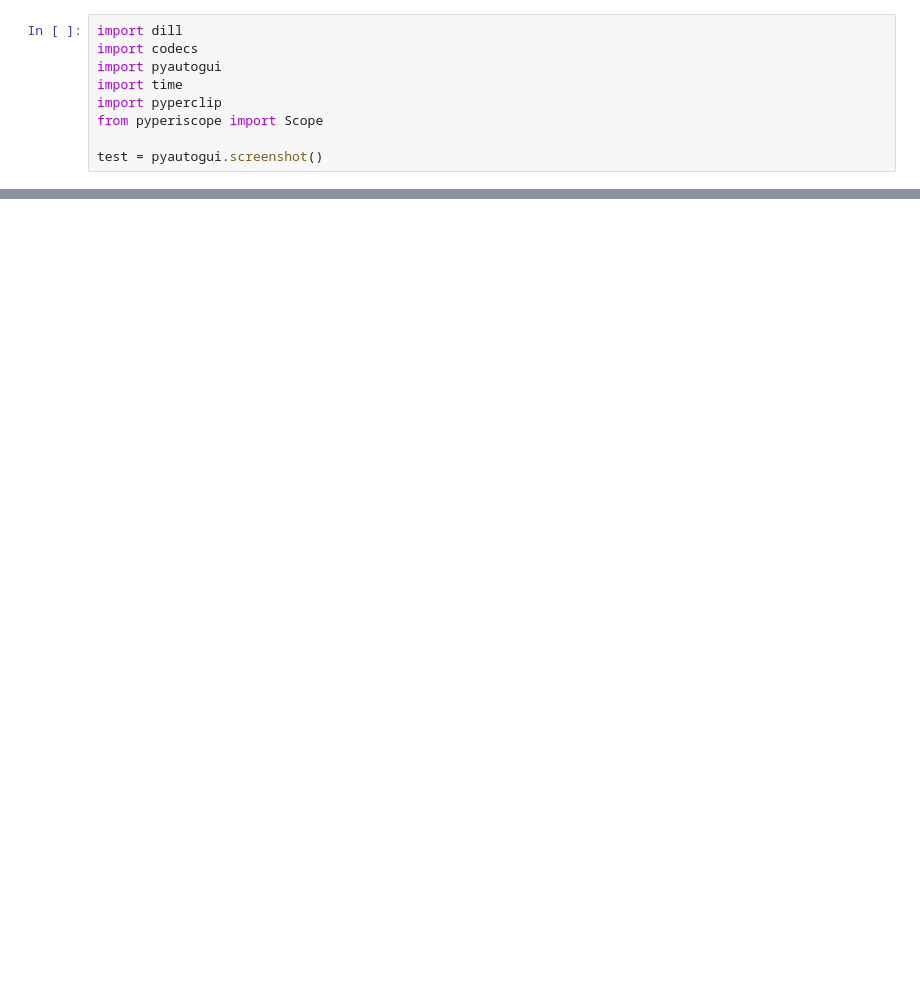
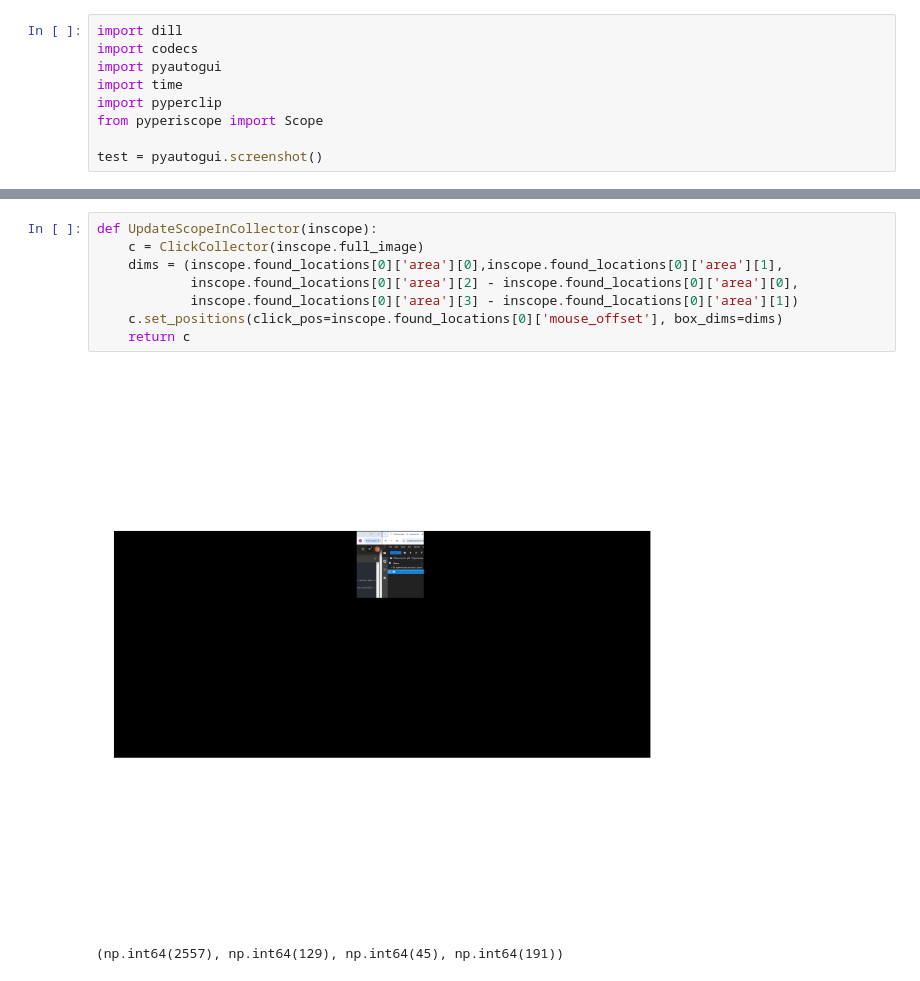
Before and after one commit to KKallas/Pyperiscope, a Jupyter notebook: prototype/PyPeriscoperInteractive.ipynb, the cells around one changed output, grey strips where cells are left out. Cells and saved outputs as stored; diff of their text form; blank space fills up the shorter version.

```diff
--- a/prototype/PyPeriscoperInteractive.ipynb
+++ b/prototype/PyPeriscoperInteractive.ipynb
@@ -132,0 +297,11 @@ collector.clear_all()
+# %%
+def UpdateScopeInCollector(inscope):
+    c = ClickCollector(inscope.full_image)
+    dims = (inscope.found_locations[0]['area'][0],inscope.found_locations[0]['area'][1],
+            inscope.found_locations[0]['area'][2] - inscope.found_locations[0]['area'][0],
+            inscope.found_locations[0]['area'][3] - inscope.found_locations[0]['area'][1])
+    c.set_positions(click_pos=inscope.found_locations[0]['mouse_offset'], box_dims=dims)
+    return c
+# %% [output]
+[figure, added]
+(np.int64(2557), np.int64(129), np.int64(45), np.int64(191))
```
Also changed, not shown: parts of 15 cells of this notebook.
